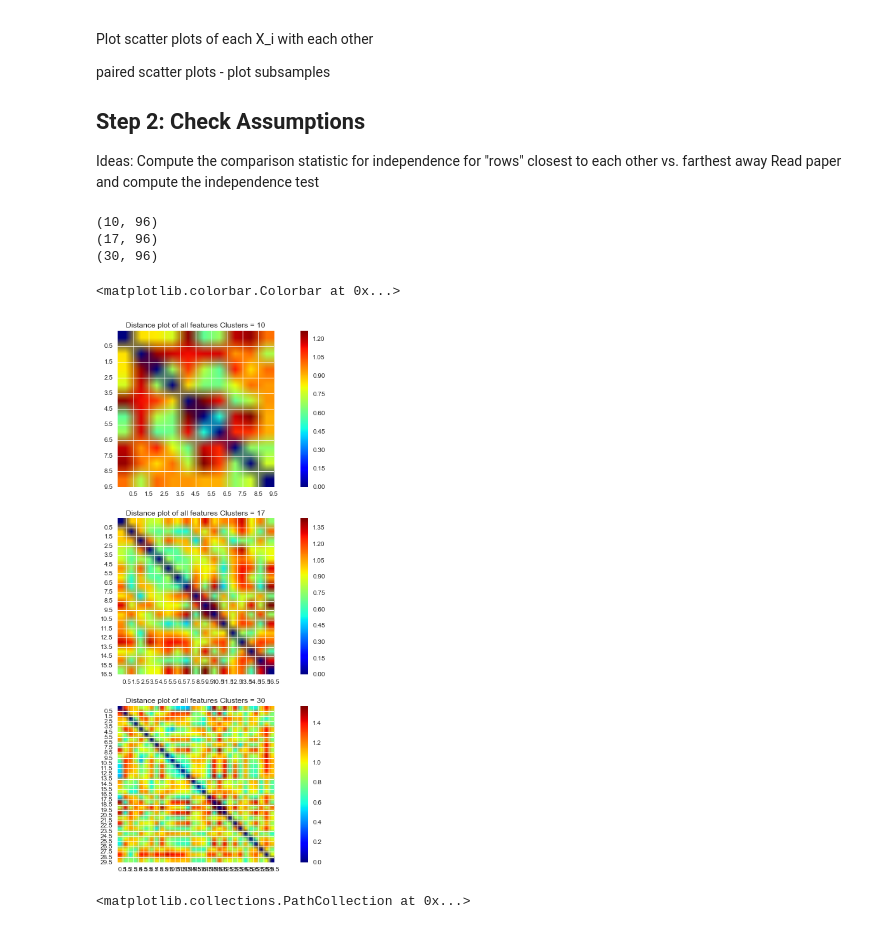
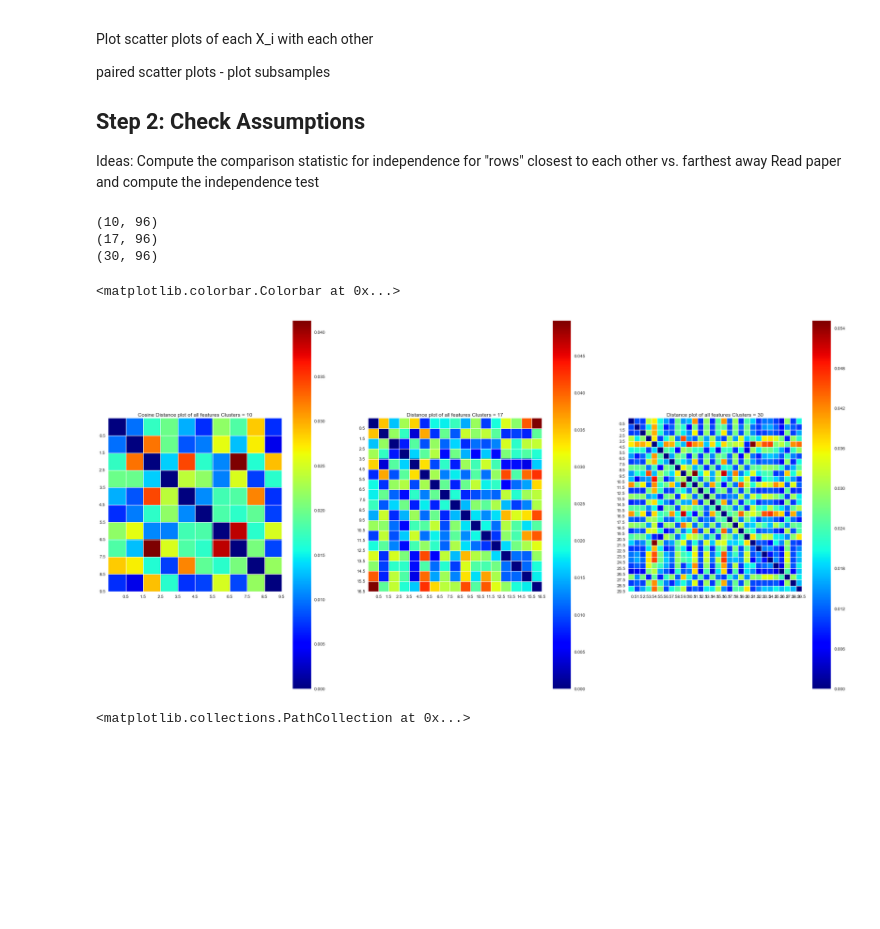
Before and after one commit to Upward-Spiral-Science/the-vat, a Jupyter notebook: testing_assumptions_AL.ipynb, the cells around one changed output. Saved outputs shown, nothing was run; the diff lists cells and outputs as text; code cells hidden in the pictures; blank space fills up the shorter version.

```diff
--- a/testing_assumptions_AL.ipynb
+++ b/testing_assumptions_AL.ipynb
@@ -107,44 +108,44 @@ thirty_means = MiniBatchKMeans(n_clusters=30).fit(list_of_features)
 # compute distances between each centroid
 centroids = ten_means.cluster_centers_
 print centroids.shape
-distances = scipy.spatial.distance.pdist(centroids)
+distances = scipy.spatial.distance.pdist(centroids, metric='cosine')
 distances = scipy.spatial.distance.squareform(distances)
 
 true_centroids = true_means.cluster_centers_
 print true_centroids.shape
-true_distances = scipy.spatial.distance.pdist(true_centroids)
+true_distances = scipy.spatial.distance.pdist(true_centroids, metric='cosine')
 true_distances = scipy.spatial.distance.squareform(true_distances)
 
 thirty_centroids = thirty_means.cluster_centers_
 print thirty_centroids.shape
-thirty_distances = scipy.spatial.distance.pdist(thirty_centroids)
+thirty_distances = scipy.spatial.distance.pdist(thirty_centroids, metric='cosine')
 thirty_distances = scipy.spatial.distance.squareform(thirty_distances)
 
 # Plot the distances
-fig = plt.figure(figsize=(15,15))
-fig.add_subplot(311)
-plt.imshow(distances, cmap=plt.get_cmap('jet'))
-plt.title("Distance plot of all features Clusters = 10")
+fig = plt.figure(figsize=(30,15))
+fig.add_subplot(131)
+plt.imshow(distances, cmap=plt.get_cmap('jet'), interpolation='none')
+plt.title("Cosine Distance plot of all features Clusters = 10")
 plt.yticks(np.arange(0.5,10.5, 1))
 plt.xticks(np.arange(0.5,10.5, 1))
 plt.colorbar()
 
-fig.add_subplot(312)
-plt.imshow(true_distances, cmap=plt.get_cmap('jet'))
+fig.add_subplot(132)
+plt.imshow(true_distances, cmap=plt.get_cmap('jet'), interpolation='none')
 plt.title("Distance plot of all features Clusters = 17")
 plt.yticks(np.arange(0.5,17.5, 1))
 plt.xticks(np.arange(0.5,17.5, 1))
 plt.colorbar()
 
-fig.add_subplot(313)
-plt.imshow(thirty_distances, cmap=plt.get_cmap('jet'))
+fig.add_subplot(133)
+plt.imshow(thirty_distances, cmap=plt.get_cmap('jet'), interpolation='none')
 plt.title("Distance plot of all features Clusters = 30")
 plt.yticks(np.arange(0.5,30.5, 1))
 plt.xticks(np.arange(0.5,30.5, 1))
 plt.colorbar()
 # %% [output]
 (10, 96)
 (17, 96)
 (30, 96)
 <matplotlib.colorbar.Colorbar at 0x...>
-[figure, old version]
+[figure, new version]
```
Also changed, not shown: parts of 3 cells of this notebook, 2 other files.
